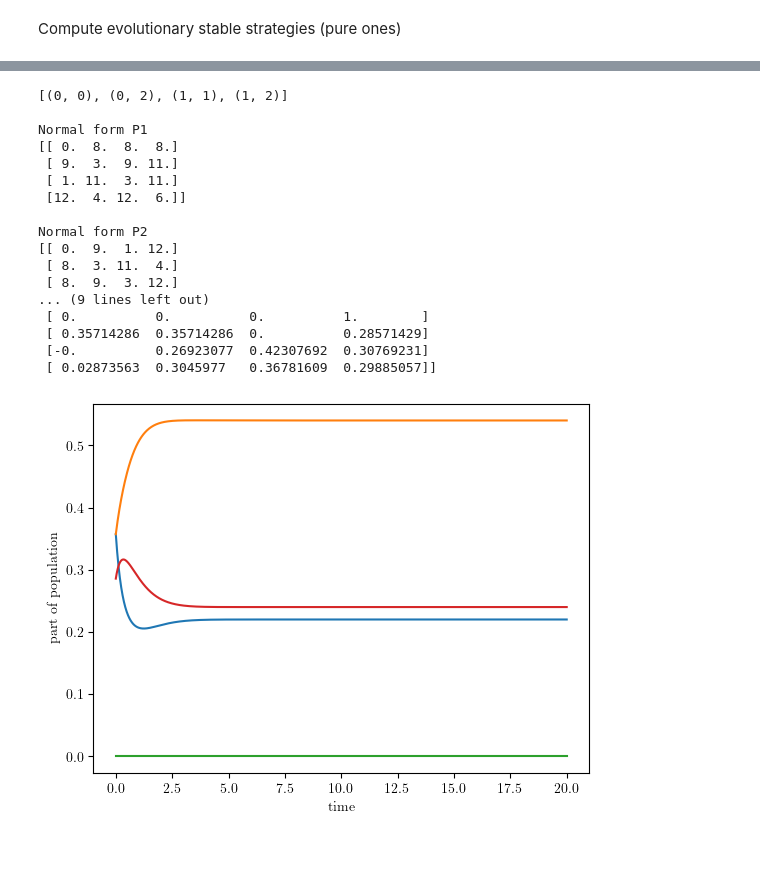
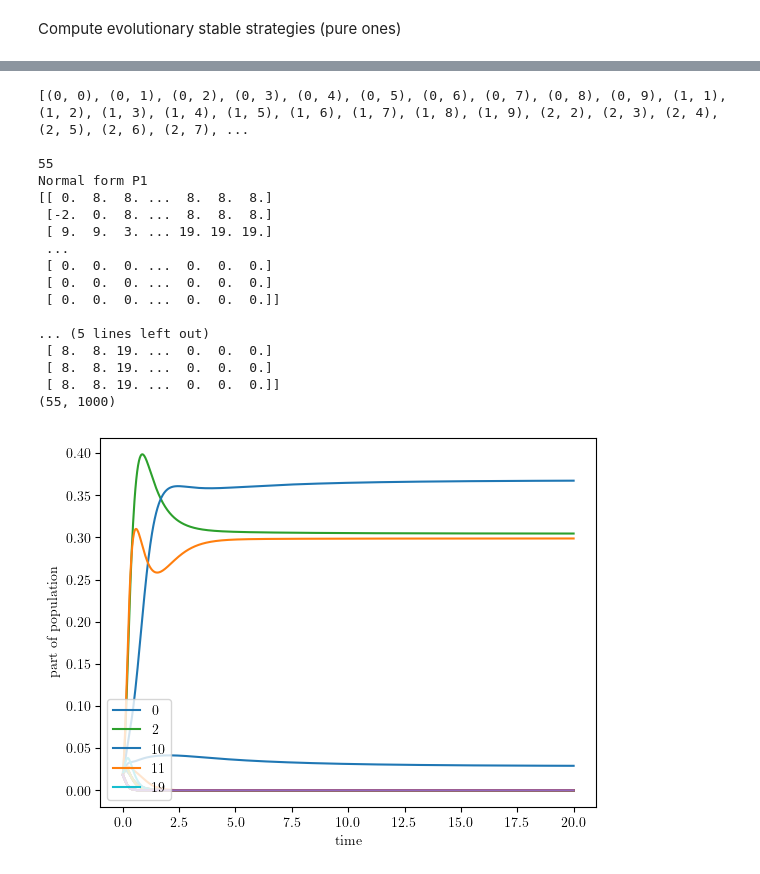
Before and after one commit to MAqvist/ENM140_Ketchup, a Jupyter notebook: small_game_analysis.ipynb, the cells around one changed output, grey strips where cells are left out. Cells and saved outputs as stored; diff of their text form; code cells hidden in the pictures.

```diff
--- a/small_game_analysis.ipynb
+++ b/small_game_analysis.ipynb
@@ -91,15 +91,16 @@ def simulate_festival(utilities_param):
     n_concerts = 3
     n_lines = 2
     n_players = 2
-    timesteps = list(range(n_concerts))
+    timesteps = list(range(10))
     n_timesteps = n_concerts
 
     actions = list(itertools.combinations_with_replacement(timesteps, n_concerts - 1))
-    actions.pop(1)
-    actions.pop(-1)
+    #actions.pop(1)
+    #actions.pop(-1)
     print(actions)
     print()
     n_actions = len(actions)
+    print(n_actions)
 
     utilities_normal_form_P1 = np.zeros((n_actions, n_actions))
     utilities_normal_form_P2 = np.zeros((n_actions, n_actions))
@@ -208,65 +208,81 @@ same_row_utility = 2
 start_utility = 2
 waiting_utility = -1
 utilities_param = [front_row_utility, back_row_utility, same_row_utility, start_utility, waiting_utility]
-n_actions = 4
+n_actions = 55
 
 # simulate to get normal form
 utilities_normal_form_P1, utilities_normal_form_P2 = simulate_festival(utilities_param)
 
 # compute nash equilibria
 game = nash.Game(utilities_normal_form_P1, utilities_normal_form_P2)
+
+"""
 equilibria = game.support_enumeration()
 n_eq = sum(1 for _ in equilibria)
+
 
 equilibria = game.support_enumeration() # reset generator
 equilibria_start = np.zeros((5, 4))
 eq_counter = 0
 for eq in equilibria:
     print(eq)
     equilibria_start[eq_counter,:] = eq[0]
     eq_counter += 1
 
 print()
 print("Equilibria")
 print(equilibria_start)
+""""project_Mathilda copy 2.ipynb"
 
 # evolutionary simulation
-initial_pop = np.array([0.25, 0.25, 0.25, 0.25])
-initial_pop = equilibria_start[2,:]
+#initial_pop = np.array([0.25, 0.25, 0.25, 0.25])
+initial_pop = np.ones(n_actions)*1/n_actions
+# initial_pop = equilibria_start[2,:]
 time = np.linspace(0, 20, 1000)
 populations = game.replicator_dynamics(y0 = initial_pop, timepoints = time).T
-
+print(populations.shape)
 # plot evolutionary result
 fig, axes = plt.subplots(1,1)
 
-labels = ["que direcly for concert 2", "que for concert 1, watch 1 and 2", "watch concert 0, then que for 2", "watch all concerts"]
+#labels = ["que direcly for concert 2", "que for concert 1, watch 1 and 2", "watch concert 0, then que for 2", "watch all concerts"]
+best_values = np.argsort(populations[:, -1])
+best5 = best_values[-5:]
 
 for k in range(n_actions):
 
-    axes.plot(time, populations[k], label = labels[k])
-    #axes[i,j].legend(loc = "lower left")
+    if(k in best5):
+        axes.plot(time, populations[k], label = k)
+    else:
+        axes.plot(time, populations[k])
+    axes.legend(loc = "lower left")
     axes.set_ylabel(r'part of population')
     axes.set_xlabel(r'time')
     #axes.set_ylim([-0.1,1.1])
 
+#max_values = np.argmax(populations[:,-1])
+
+#print(max_values)
+
+#print(np.ar(populations[:,-1], ))
+
 
 plt.show()
 # %% [output]
-[(0, 0), (0, 2), (1, 1), (1, 2)]
+[(0, 0), (0, 1), (0, 2), (0, 3), (0, 4), (0, 5), (0, 6), (0, 7), (0, 8), (0, 9), (1, 1), (1, 2), (1, 3), (1, 4), (1, 5), (1, 6), (1, 7), (1, 8), (1, 9), (2, 2), (2, 3), (2, 4), (2, 5), (2, 6), (2, 7), ...
 
+55
 Normal form P1
-[[ 0.  8.  8.  8.]
- [ 9.  3.  9. 11.]
- [ 1. 11.  3. 11.]
- [12.  4. 12.  6.]]
+[[ 0.  8.  8. ...  8.  8.  8.]
+ [-2.  0.  8. ...  8.  8.  8.]
+ [ 9.  9.  3. ... 19. 19. 19.]
+ ...
+ [ 0.  0.  0. ...  0.  0.  0.]
+ [ 0.  0.  0. ...  0.  0.  0.]
+ [ 0.  0.  0. ...  0.  0.  0.]]
 
-Normal form P2
-[[ 0.  9.  1. 12.]
- [ 8.  3. 11.  4.]
- [ 8.  9.  3. 12.]
-... (9 lines left out)
- [ 0.          0.          0.          1.        ]
- [ 0.35714286  0.35714286  0.          0.28571429]
- [-0.          0.26923077  0.42307692  0.30769231]
- [ 0.02873563  0.3045977   0.36781609  0.29885057]]
+... (5 lines left out)
+ [ 8.  8. 19. ...  0.  0.  0.]
+ [ 8.  8. 19. ...  0.  0.  0.]
+ [ 8.  8. 19. ...  0.  0.  0.]]
+(55, 1000)
-[figure, old version]
+[figure, new version]
```
Also changed, not shown: parts of 1 cell of this notebook, 1 other file.
